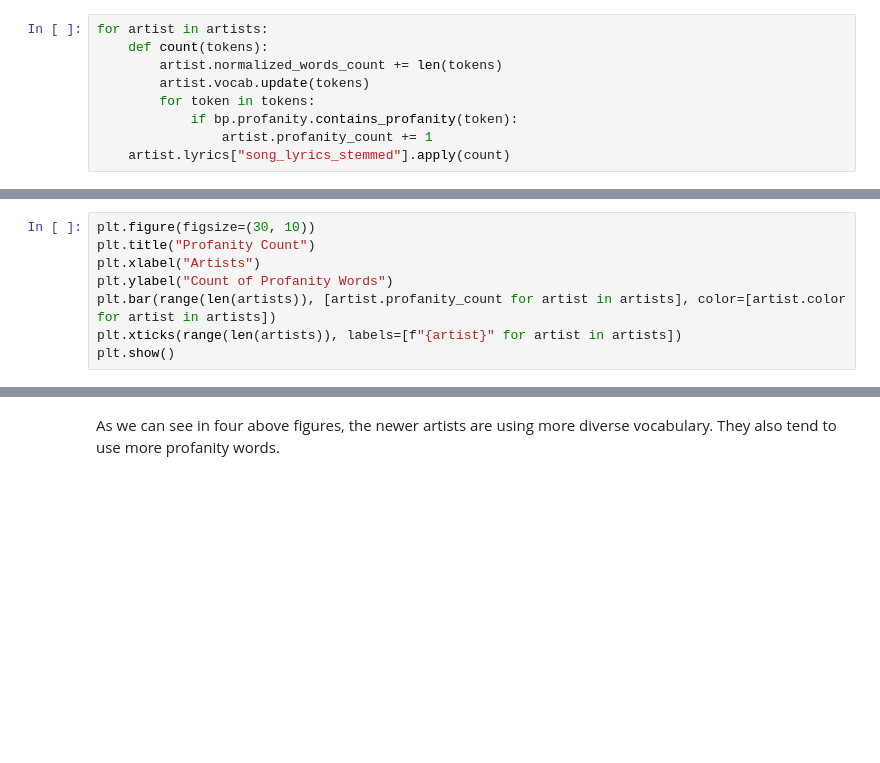
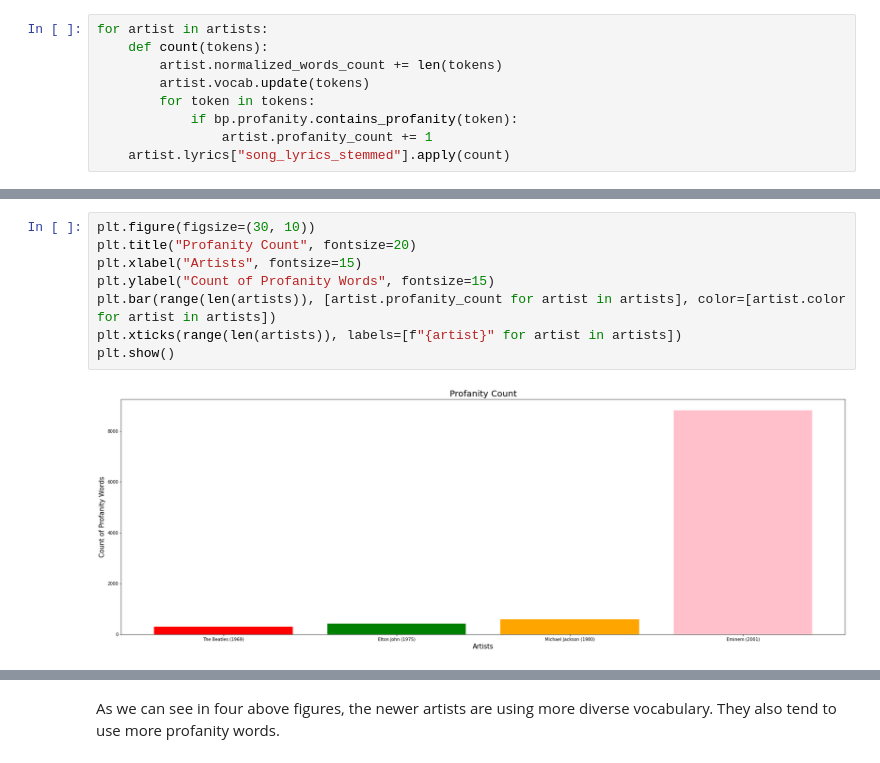
Before and after one commit to Parsa2820/50-years-lyrics, a Jupyter notebook: notebooks/main.ipynb, the cells around one changed output, grey strips where cells are left out. Drawn from its saved outputs; the diff is of its cells as text; blank space fills up the shorter version.

```diff
--- a/notebooks/main.ipynb
+++ b/notebooks/main.ipynb
@@ -264,11 +312,13 @@ plt.show()
 # %%
 plt.figure(figsize=(30, 10))
-plt.title("Profanity Count")
-plt.xlabel("Artists")
-plt.ylabel("Count of Profanity Words")
+plt.title("Profanity Count", fontsize=20)
+plt.xlabel("Artists", fontsize=15)
+plt.ylabel("Count of Profanity Words", fontsize=15)
 plt.bar(range(len(artists)), [artist.profanity_count for artist in artists], color=[artist.color for artist in artists])
 plt.xticks(range(len(artists)), labels=[f"{artist}" for artist in artists])
 plt.show()
+# %% [output]
+[figure, added]
 # %%
 percent = lambda artist: artist.profanity_count / artist.normalized_words_count * 100
 plt.figure(figsize=(30, 10))
```
Also changed, not shown: parts of 9 cells of this notebook.
